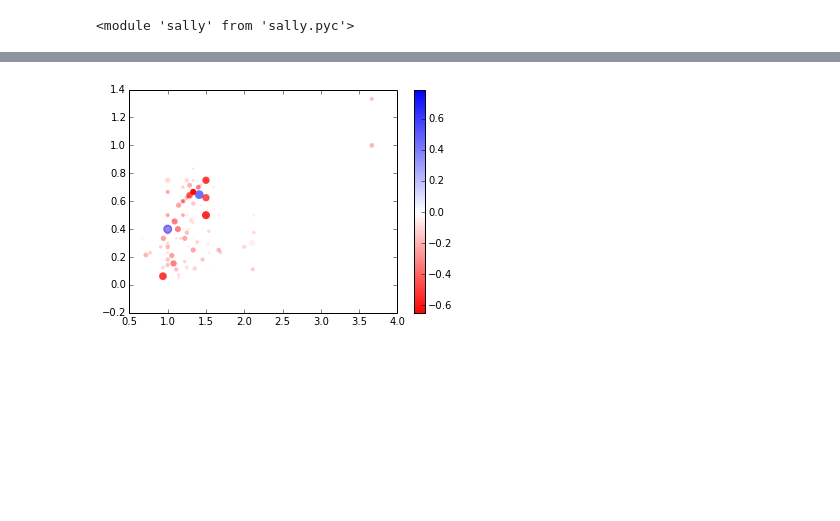
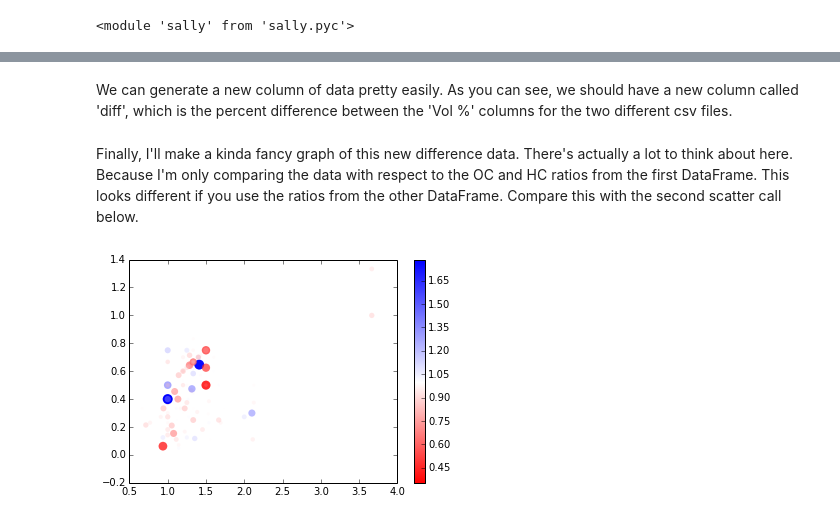
Before and after one commit to rnelsonchem/Bio_Oils_EAS, a Jupyter notebook: Comparison Test.ipynb, the cells around one changed output, grey strips where cells are left out. Drawn from its saved outputs; the diff is of its cells as text; code cells hidden in the pictures; blank space fills up the shorter version.

```diff
--- a/Comparison Test.ipynb
+++ b/Comparison Test.ipynb
@@ -39,2 +36,2 @@ def comp(df1, df2, comps=['Mass','RT'], tols=[0.05, 0.1], extra_cols=['Vol %', '
 # %%
-data2 = comp(oil12, oil36, comps=['Mass','RT'], tols=[0.05, 0.1])
+data2 = sally.df_comp(oil12, oil36, comps=['Mass','RT'], tols=[0.05, 0.1])
@@ -41,32 +102,44 @@ data2 = comp(oil12, oil36, comps=['Mass','RT'], tols=[0.05, 0.1])
+# %% [markdown]
+We can generate a new column of data pretty easily. As you can see, we should have a new column called 'diff', which is the percent difference between the 'Vol %' columns for the two different csv files.
 # %%
 data2['diff'] = data2['Vol % df1']/data2['Vol % df2']
+# %% [markdown]
+Finally, I'll make a kinda fancy graph of this new difference data. There's actually a lot to think about here. Because I'm only comparing the data with respect to the OC and HC ratios from the first DataFrame. This looks different if you use the ratios from the other DataFrame. Compare this with the second scatter call below.
 # %%
-diff = np.array(data2['diff'])-1
-zdiff_abs = np.abs(diff)
-zdiff_norm = zdiff_abs/zdiff_abs.max()
-zero_loc = -diff.min()/(diff.max()-diff.min())
+diff = np.array(data2['diff'])
+# In this case, I want the center of the colorbar to be at 1.
+zero_loc = (1.-diff.min())/(diff.max()-diff.min())
 
+# I want to change the size and opacity based on how close the values are to 1.
+# This requires getting a normalized set of data for the colors, and a normalized
+# absolute value difference array for the transparency/marker size.
+diff_norm = (diff-diff.min())/(diff.max()-diff.min())
+diff_abs = np.abs(diff - 1.)
+alpha = diff_abs/(diff_abs.max()-diff_abs.min())
+
+# Here's a custom color map. I copied this from some stuff I was doing with
+# Prof. Gorske.
 cdict = {'red':   [(0.0, 1.0, 1.0),
                   (zero_loc, 1.0, 1.0),
                   (1.0, 0.0, 0.0)],
          'green': [(0.0, 0.0, 0.0),
                   (zero_loc, 1.0, 1.0),
                   (1.0, 0.0, 0.0)],
          'blue':  [(0.0, 0.0, 0.0),
                   (zero_loc, 1.0, 1.0),
                   (1.0, 1.0, 1.0)],
          }
 cmap = plc.LinearSegmentedColormap('cmap', cdict, N=16000)
+colors = cmap(diff_norm)
+colors[:,3] = alpha
 
-colors = cmap(diff)
-colors[:,3] = zdiff_norm
-
+# Here's the plotting stuff, which should be fairly familiar.
 plt.figure()
-plt.scatter(data2['HC ratio df1'], data2['OC ratio df1'], c=colors, s=100*zdiff_abs, linewidth=0.0)
+plt.scatter(data2['HC ratio df1'], data2['OC ratio df1'], c=colors, s=100*alpha, linewidth=0.0)
 
 mappable = plt.cm.ScalarMappable(cmap=cmap)
 mappable.set_array(diff)
 plt.colorbar(mappable)
 plt.show()
 # %% [output]
-[figure, old version]
+[figure, new version]
```
Also changed, not shown: parts of 12 cells of this notebook, 1 other file.
